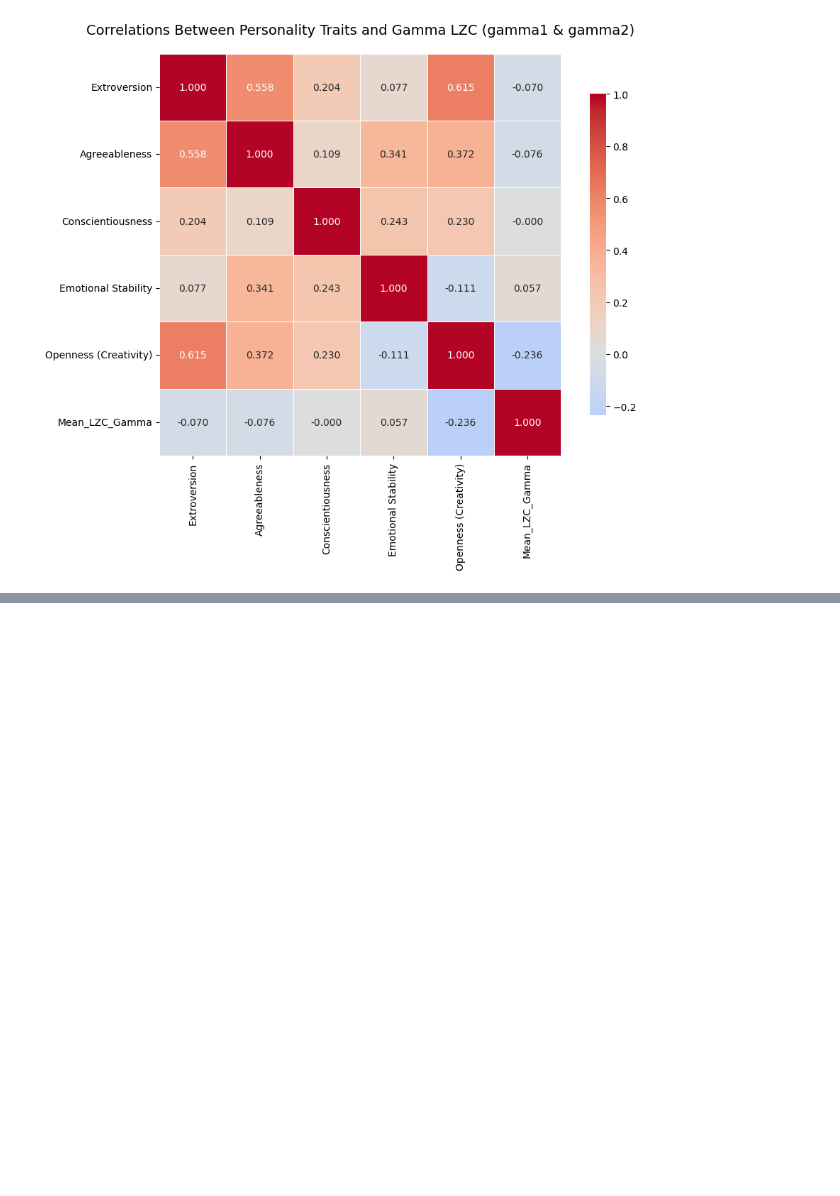
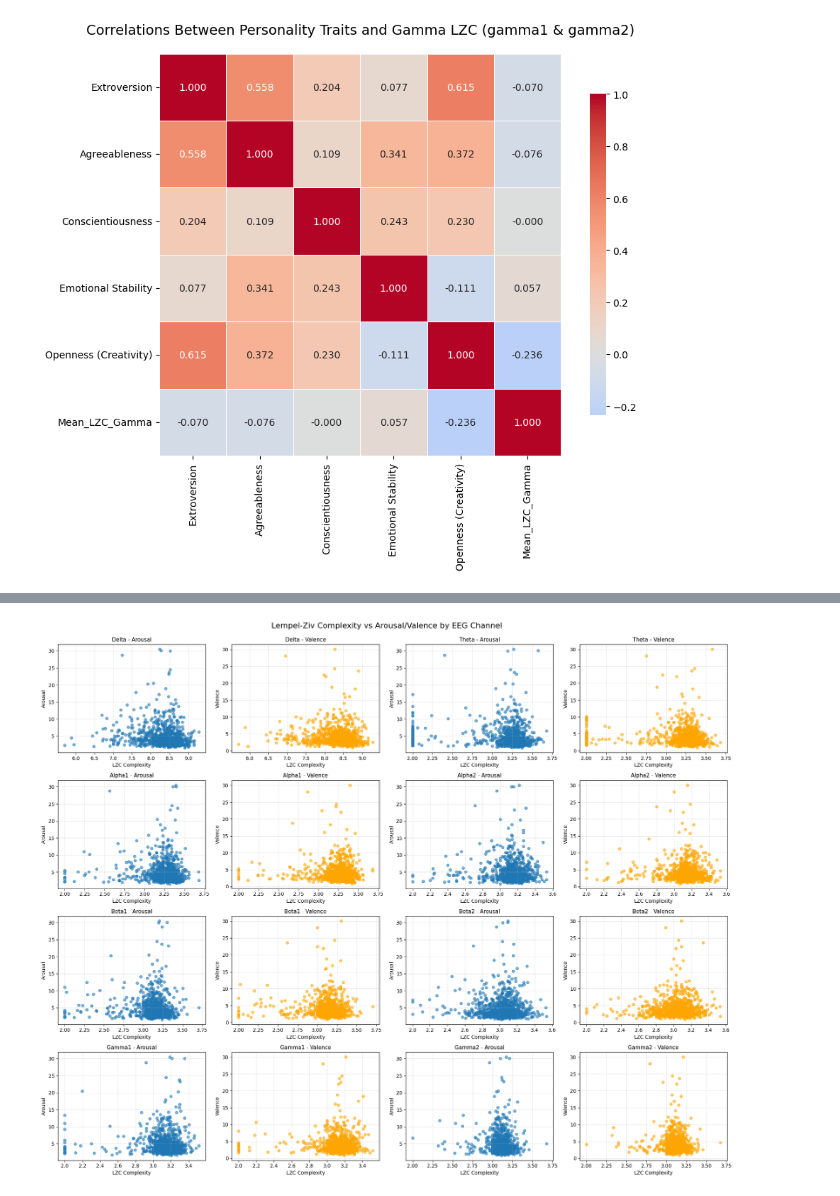
Before and after one commit to deybelman/EEG_Analysis_Project, a Jupyter notebook: analysis.ipynb, the cells around one changed output, grey strips where cells are left out. Cells and saved outputs as stored; diff of their text form; code cells hidden in the pictures; blank space fills up the shorter version.

```diff
--- a/analysis.ipynb
+++ b/analysis.ipynb
@@ -1064,0 +1193,11 @@ KeyError: 'Subject ID'
+# %%
+# Filter arousal_df and valence_df to only include rows matching participant_mean_lzc_df_1_to_36
+# Get the matching participant row labels
+matching_participants = arousal_df.index.intersection(participant_mean_lzc_df_1_to_36.index)
+
+# Filter both DataFrames to only include matching rows
+arousal_df_filtered = arousal_df.loc[matching_participants]
+valence_df_filtered = valence_df.loc[matching_participants]
+
+print(arousal_df_filtered.shape)
+print(valence_df_filtered.shape)
@@ -1064,0 +1217,8 @@ KeyError: 'Subject ID'
+# %%
+# Create a filtered version of lzc_filtered_df for participants 1-36 only
+participants_1_to_36 = [str(i) for i in range(1, 37)]  # '1' to '36' as strings
+
+# Filter lzc_filtered_df to only include participants 1-36
+lzc_filtered_df_1_to_36 = lzc_filtered_df.loc[lzc_filtered_df.index.intersection(participants_1_to_36)]
+
+lzc_filtered_df_1_to_36
@@ -1064,0 +1244,81 @@ KeyError: 'Subject ID'
+# %%
+# Create scatter plots for LZC vs Arousal/Valence for all 8 channels
+# 16 plots total: 8 channels × 2 measures (arousal, valence)
+
+
+# Get the channels list
+channels = ["delta", "theta", "alpha1", "alpha2", "beta1", "beta2", "gamma1", "gamma2"]
+
+# Create figure with subplots: 4 rows × 4 columns (8 channels × 2 measures)
+fig, axes = plt.subplots(4, 4, figsize=(20, 16))
+fig.suptitle('Lempel-Ziv Complexity vs Arousal/Valence by EEG Channel', fontsize=16, y=0.995)
+
+# Flatten axes for easier indexing
+axes_flat = axes.flatten()
+
+plot_idx = 0
+
+# For each channel
+for channel_idx, channel_name in enumerate(channels):
+    # Extract data for Arousal
+    lzc_arousal = []
+    arousal_vals = []
+
+    # Extract data for Valence
+    lzc_valence = []
+    valence_vals = []
+
+    # Iterate through all trials (participant × video combinations)
+    for participant in lzc_filtered_df_1_to_36.index:
+        for video_id in lzc_filtered_df_1_to_36.columns:
+            # Get LZC array for this trial
+            lzc_array = lzc_filtered_df_1_to_36.at[participant, video_id]
+
+            # Skip if None
+            if lzc_array is None:
+                continue
+
+            # Get LZC value for this channel
+            if isinstance(lzc_array, np.ndarray) and len(lzc_array) > channel_idx:
+                lzc_val = lzc_array[channel_idx]
+
+                # Skip if NaN
+                if np.isnan(lzc_val):
+                    continue
+
+                # Get corresponding arousal value
+                if participant in arousal_df_filtered.index and video_id in arousal_df_filtered.columns:
+                    arousal_val = arousal_df_filtered.at[participant, video_id]
+                    if not np.isnan(arousal_val):
+                        lzc_arousal.append(lzc_val)
+                        arousal_vals.append(arousal_val)
+
+                # Get corresponding valence value
+                if participant in valence_df_filtered.index and video_id in valence_df_filtered.columns:
+                    valence_val = valence_df_filtered.at[participant, video_id]
+                    if not np.isnan(valence_val):
+                        lzc_valence.append(lzc_val)
+                        valence_vals.append(valence_val)
+
+    # Plot Arousal
+    ax = axes_flat[plot_idx]
+    ax.scatter(lzc_arousal, arousal_vals, alpha=0.6, s=30)
+    ax.set_xlabel('LZC Complexity', fontsize=10)
+    ax.set_ylabel('Arousal', fontsize=10)
+    ax.set_title(f'{channel_name.capitalize()} - Arousal', fontsize=11)
+    ax.grid(True, alpha=0.3)
+    plot_idx += 1
+
+    # Plot Valence
+    ax = axes_flat[plot_idx]
+    ax.scatter(lzc_valence, valence_vals, alpha=0.6, s=30, color='orange')
+    ax.set_xlabel('LZC Complexity', fontsize=10)
+    ax.set_ylabel('Valence', fontsize=10)
+    ax.set_title(f'{channel_name.capitalize()} - Valence', fontsize=11)
+    ax.grid(True, alpha=0.3)
+    plot_idx += 1
+
+plt.tight_layout()
+plt.show()
+# %% [output]
+[figure, added]
```
Also changed, not shown: parts of 21 cells of this notebook, 2 other files.
